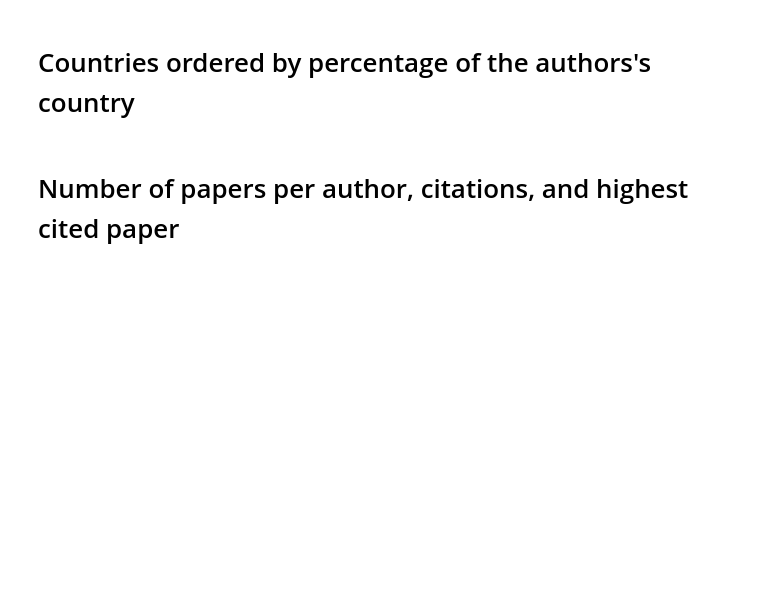
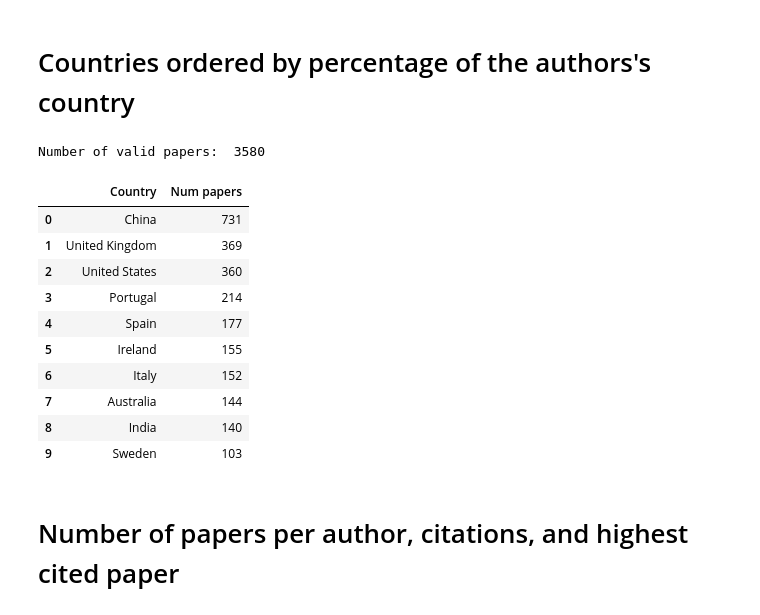
Before and after one commit to joaochenriques/PAS_STATS, a Jupyter notebook: PAS_STATS_V02.ipynb, the cells around one changed output. Saved outputs shown, nothing was run; the diff lists cells and outputs as text; code cells hidden in the pictures; blank space fills up the shorter version.

```diff
--- a/PAS_STATS_V02.ipynb
+++ b/PAS_STATS_V02.ipynb
@@ -82,33 +82,55 @@ replacements_dic = {
 # %%
 countries_frac_dic = {}
 total_valid_papers = 0
 
 for n, ( affiliations, stage ) in enumerate( zip( affiliations_lst, stage_lst ) ):
     if stage == 'Final' and affiliations == affiliations: # detect NANs
         total_valid_papers += 1
 
         institutions_lst = affiliations.split( ';' )
         frac = 1.0 / len(institutions_lst)
 
         for institution in institutions_lst:
             country = institution.rsplit( ',', 1 )[-1].strip()
 
             if country in replacements_dic:
                 country = replacements_dic[country]
 
             if not country in countries_frac_dic:
                 countries_frac_dic[country] = frac
             else:
                 countries_frac_dic[country] += frac
 
 sorted_country_frac_rank = { k: v for k, v in sorted( countries_frac_dic.items(), key=lambda item: item[1], reverse=True ) }
 
 print( "Number of valid papers: ", int(total_valid_papers) )
 
+df_country_name_lst = []
+df_country_num_lst = []
+
+df_country_dic = {
+        "Country": df_country_name_lst,
+        "Num papers": df_country_num_lst
+}
+
 for n, ( name, num ) in enumerate( sorted_country_frac_rank.items() ):
-    if n >= 10:
-        break
-    print( n+1, name, int(num) )
+    df_country_name_lst.append( name )
+    df_country_num_lst.append( int(num) )
+
+pd.DataFrame( df_country_dic ).head(10)
+# %% [output]
+Number of valid papers:  3580
+|  | Country | Num papers |
+| 0 | China | 731 |
+| 1 | United Kingdom | 369 |
+| 2 | United States | 360 |
+| 3 | Portugal | 214 |
+| 4 | Spain | 177 |
+| 5 | Ireland | 155 |
+| 6 | Italy | 152 |
+| 7 | Australia | 144 |
+| 8 | India | 140 |
+| 9 | Sweden | 103 |
 # %% [markdown]
 # Number of papers per author, citations, and highest cited paper
 # %%
```
Also changed, not shown: parts of 3 cells of this notebook.
